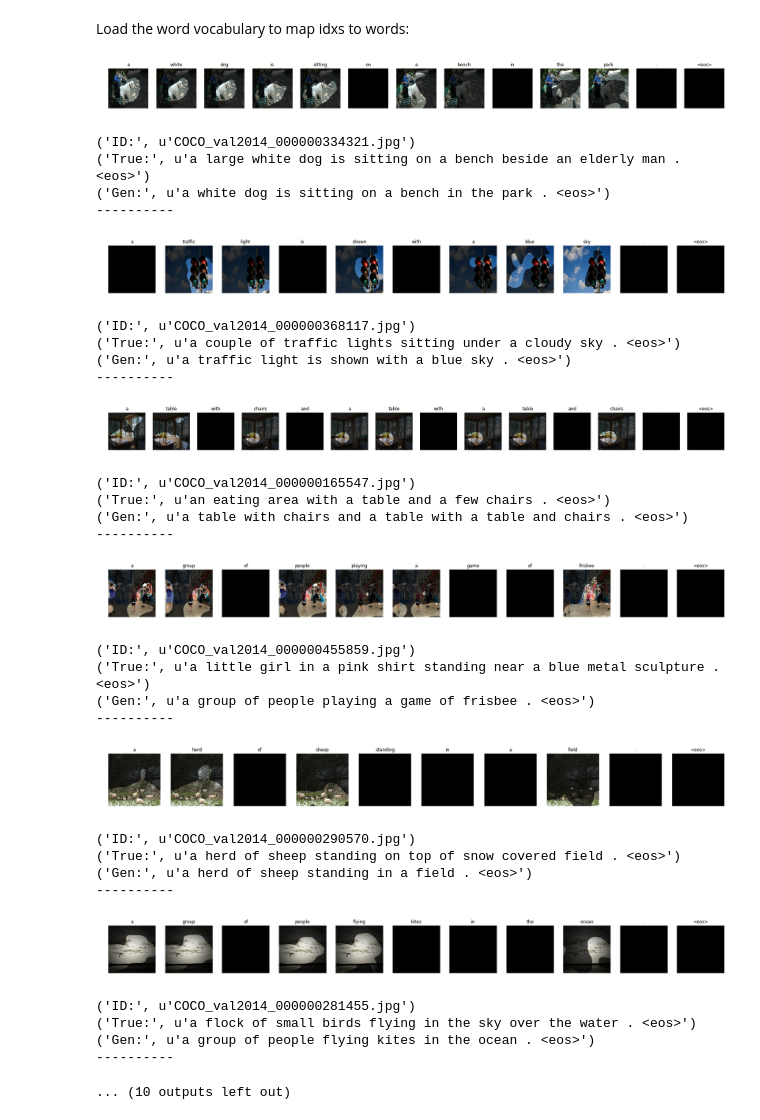
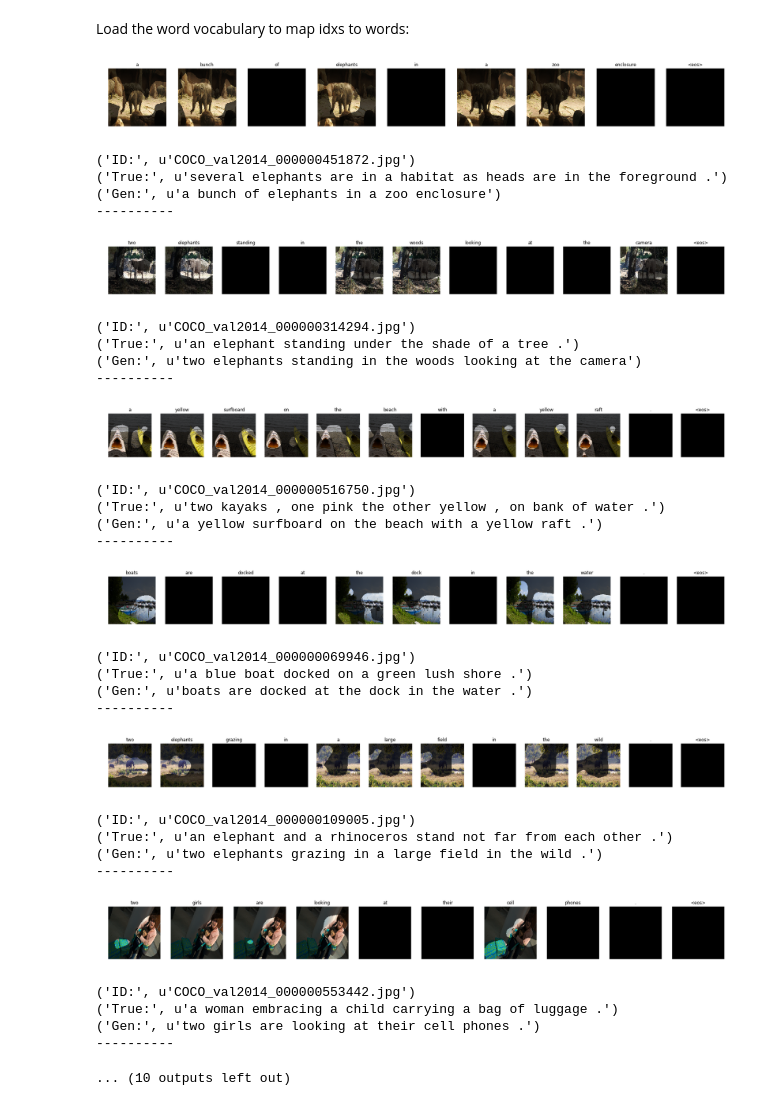
Before and after one commit to amaiasalvador/imcap_keras, a Jupyter notebook: imcap/sample_captions.ipynb, the cells around one changed output. Cells and saved outputs as stored; diff of their text form; code cells hidden in the pictures.

```diff
--- a/imcap/sample_captions.ipynb
+++ b/imcap/sample_captions.ipynb
@@ -17,12 +17,12 @@ parser = get_parser()
 args_dict = parser.parse_args()
 args_dict.mode = 'test'
 args_dict.bs = 1
-args_dict.cnn_train = False
+args_dict.cnn_train = True
 args_dict.sgate = True
 # %% [markdown]
 Choose model weights to load:
 # %%
-args_dict.model_file = '/work/asalvador/sat_keras/models/allin_weights_.e13_CIDEr0.80.h5'
+args_dict.model_file = '/work/asalvador/sat_keras/models/sgate_cnn_train_weights_.e8_CIDEr0.86.h5'
 # %% [markdown]
 Initialize model and load weights:
 # %%
@@ -91,6 +91,7 @@ for [im,prevs],cap,imids in val_gen:
 
         # store predicted word and set previous word for next step
         preds = preds.squeeze()
+        preds = sample(preds,temperature=args_dict.temperature)
         word_idxs[:,i] = np.argmax(preds,axis=-1)
         prevs = np.argmax(preds,axis=-1)
         prevs = np.reshape(prevs,(N,1))
@@ -113,67 +114,65 @@ for [im,prevs],cap,imids in val_gen:
         att[att<=th] = 0.3
         masks[i] = att
 
-
-
     # find words for predicted word idxs
     pred_caps = idx2word(word_idxs,inv_vocab)
     true_caps = idx2word(np.argmax(cap,axis=-1),inv_vocab)
 
     # display predictions with attention maps
     n_words = len(pred_caps[0])
     f, axarr = plt.subplots(1,n_words,figsize=figsize)
     for i in range(n_words):
         im = copy.deepcopy(img)
         for c in range(3):
             im[:,:,c] = im[:,:,c]*masks[i]
         axarr[i].imshow(im)
         axarr[i].axis('off')
         axarr[i].set_title(pred_caps[0][i])
 
     plt.show()
 
-    pred_cap = ' '.join(pred_caps[0])
-    true_cap = ' '.join(true_caps[0])
+    pred_cap = ' '.join(pred_caps[0][:-1])
+    true_cap = ' '.join(true_caps[0][:-1])
 
     # true captions
     print ("ID:", imids[0]['file_name'])
     print ("True:", true_cap)
     print ("Gen:", pred_cap)
     print ("-"*10)
 
     model.reset_states()
     count+=1
     if count > 10:
         break
 # %% [output]
-[figure, old version]
+[figure, new version]
-('ID:', u'COCO_val2014_000000334321.jpg')
-('True:', u'a large white dog is sitting on a bench beside an elderly man . <eos>')
-('Gen:', u'a white dog is sitting on a bench in the park . <eos>')
+('ID:', u'COCO_val2014_000000451872.jpg')
+('True:', u'several elephants are in a habitat as heads are in the foreground .')
+('Gen:', u'a bunch of elephants in a zoo enclosure')
 ----------
-[figure, old version]
+[figure, new version]
-('ID:', u'COCO_val2014_000000368117.jpg')
-('True:', u'a couple of traffic lights sitting under a cloudy sky . <eos>')
-('Gen:', u'a traffic light is shown with a blue sky . <eos>')
+('ID:', u'COCO_val2014_000000314294.jpg')
+('True:', u'an elephant standing under the shade of a tree .')
+('Gen:', u'two elephants standing in the woods looking at the camera')
 ----------
-[figure, old version]
+[figure, new version]
-('ID:', u'COCO_val2014_000000165547.jpg')
-('True:', u'an eating area with a table and a few chairs . <eos>')
-('Gen:', u'a table with chairs and a table with a table and chairs . <eos>')
+('ID:', u'COCO_val2014_000000516750.jpg')
+('True:', u'two kayaks , one pink the other yellow , on bank of water .')
+('Gen:', u'a yellow surfboard on the beach with a yellow raft .')
 ----------
-[figure, old version]
+[figure, new version]
-('ID:', u'COCO_val2014_000000455859.jpg')
-('True:', u'a little girl in a pink shirt standing near a blue metal sculpture . <eos>')
-('Gen:', u'a group of people playing a game of frisbee . <eos>')
+('ID:', u'COCO_val2014_000000069946.jpg')
+('True:', u'a blue boat docked on a green lush shore .')
+('Gen:', u'boats are docked at the dock in the water .')
 ----------
-[figure, old version]
+[figure, new version]
-('ID:', u'COCO_val2014_000000290570.jpg')
-('True:', u'a herd of sheep standing on top of snow covered field . <eos>')
-('Gen:', u'a herd of sheep standing in a field . <eos>')
+('ID:', u'COCO_val2014_000000109005.jpg')
+('True:', u'an elephant and a rhinoceros stand not far from each other .')
+('Gen:', u'two elephants grazing in a large field in the wild .')
 ----------
-[figure, old version]
+[figure, new version]
-('ID:', u'COCO_val2014_000000281455.jpg')
-('True:', u'a flock of small birds flying in the sky over the water . <eos>')
-('Gen:', u'a group of people flying kites in the ocean . <eos>')
+('ID:', u'COCO_val2014_000000553442.jpg')
+('True:', u'a woman embracing a child carrying a bag of luggage .')
+('Gen:', u'two girls are looking at their cell phones .')
 ----------
 ... (10 outputs left out)
```
Also changed, not shown: parts of 1 cell of this notebook, 8 other files.
